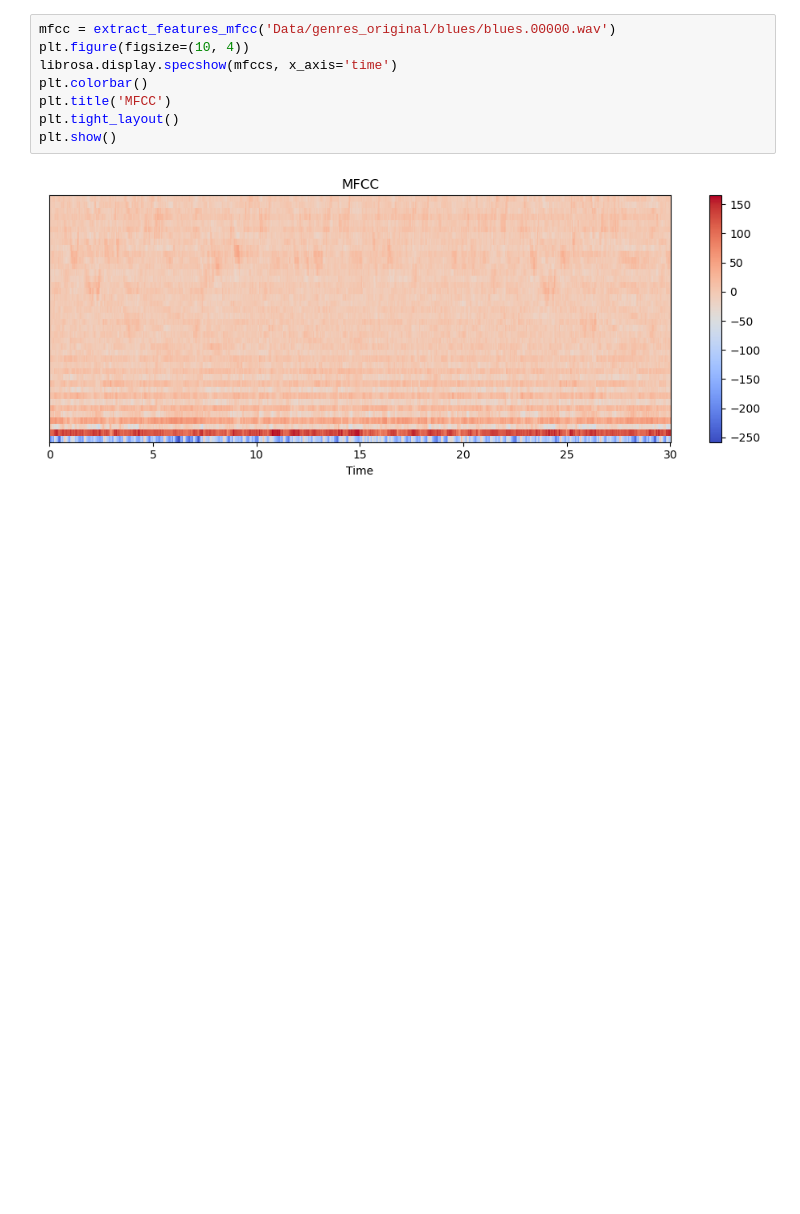
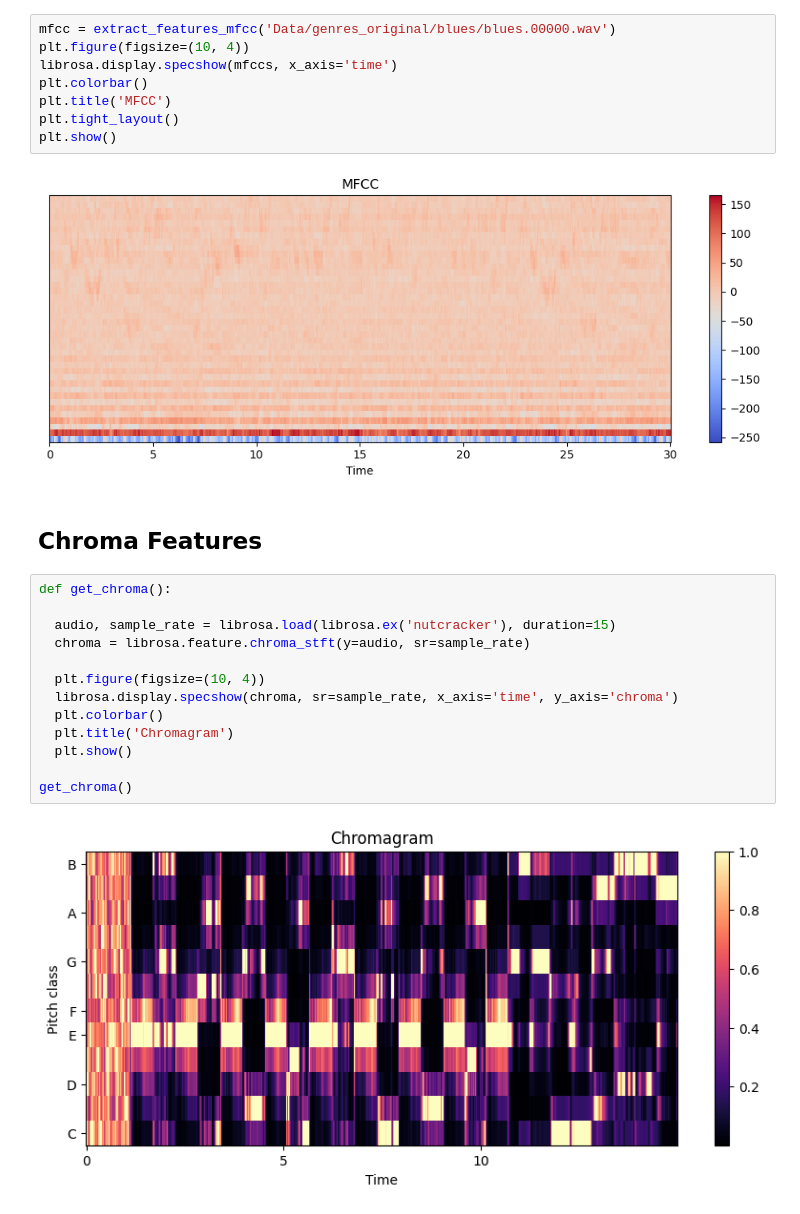
Before and after one commit to terryluan12/Genrify, a Jupyter notebook: genrify.ipynb, the cells around one changed output. Cells and saved outputs as stored; diff of their text form; blank space fills up the shorter version.

Commit message:
Added Chroma Feature extraction for example WAV file

```diff
--- a/genrify.ipynb
+++ b/genrify.ipynb
@@ -118,3 +118,20 @@ plt.tight_layout()
 plt.show()
 # %% [output]
 [figure]
+# %% [markdown]
+## Chroma Features
+# %%
+def get_chroma():
+
+  audio, sample_rate = librosa.load(librosa.ex('nutcracker'), duration=15)
+  chroma = librosa.feature.chroma_stft(y=audio, sr=sample_rate)
+
+  plt.figure(figsize=(10, 4))
+  librosa.display.specshow(chroma, sr=sample_rate, x_axis='time', y_axis='chroma')
+  plt.colorbar()
+  plt.title('Chromagram')
+  plt.show()
+
+get_chroma()
+# %% [output]
+[figure, added]
```
